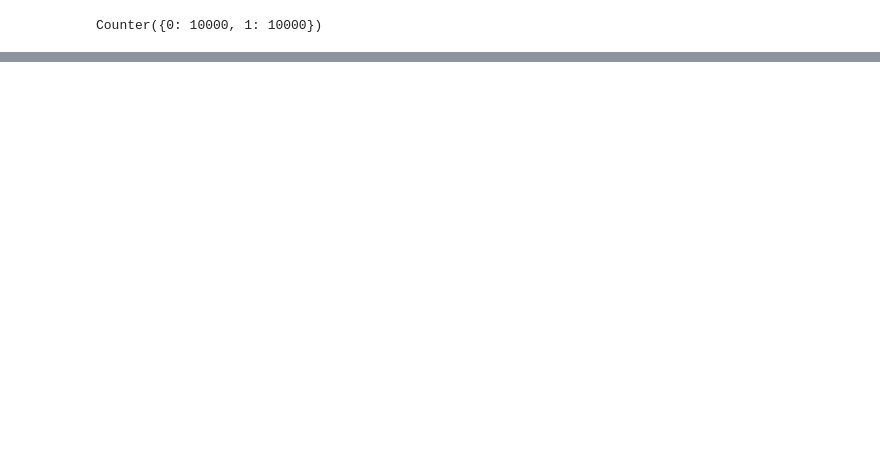
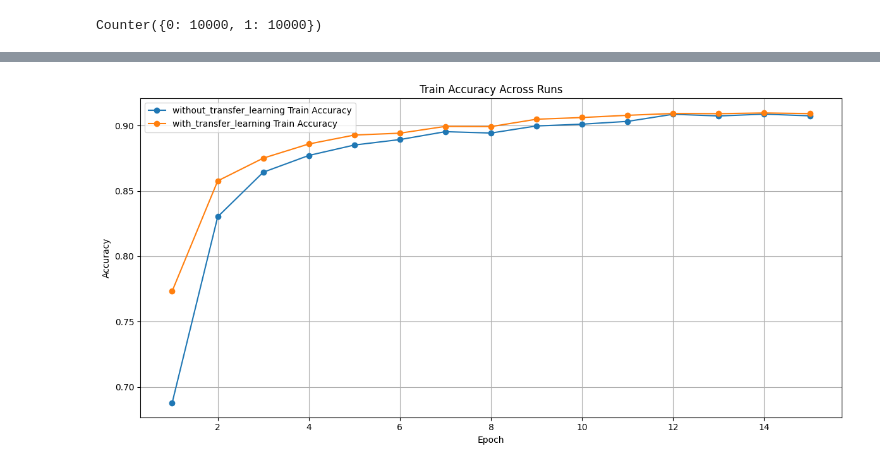
Before and after one commit to jmestanza/deep-learning, a Jupyter notebook: Mestanza-Joaquin-DL-TP Co17.ipynb, the cells around one changed output, grey strips where cells are left out. Drawn from its saved outputs; the diff is of its cells as text; code cells hidden in the pictures; blank space fills up the shorter version.

Commit message:
compared before and after transfer learning

```diff
--- a/Mestanza-Joaquin-DL-TP Co17.ipynb
+++ b/Mestanza-Joaquin-DL-TP Co17.ipynb
@@ -2489,0 +2508,82 @@ CNNVariant2(
+# %%
+runs_data = {}
+# %%
+base_path = '/content/deep-learning/transfer-learning-normalized-without-weights'
+files = os.listdir(base_path)
+json_files = [file for file in files if file.endswith('.json')]
+
+for json_file in json_files:
+  with open(f'{base_path}/{json_file}', 'r') as file:
+      data = json.load(file)
+      runs_data['without_transfer_learning'] = data
+# %%
+base_path = '/content/deep-learning/transfer-learning-normalized'
+files = os.listdir(base_path)
+json_files = [file for file in files if file.endswith('.json')]
+
+for json_file in json_files:
+  with open(f'{base_path}/{json_file}', 'r') as file:
+      data = json.load(file)
+      runs_data['with_transfer_learning'] = data
+# %%
+import matplotlib.pyplot as plt
+
+# Initialize figure size for all plots
+plt.figure(figsize=(12, 6))
+
+# Plot train accuracy
+for run_name, run_info in runs_data.items():
+    epochs = list(range(1, len(run_info['epoch_t_acc']) + 1))
+    plt.plot(epochs, run_info['epoch_t_acc'], label=f'{run_name} Train Accuracy', marker='o')
+
+plt.title('Train Accuracy Across Runs')
+plt.xlabel('Epoch')
+plt.ylabel('Accuracy')
+plt.legend()
+plt.grid(True)
+plt.tight_layout()
+plt.show()
+
+# Plot validation accuracy
+plt.figure(figsize=(12, 6))
+for run_name, run_info in runs_data.items():
+    epochs = list(range(1, len(run_info['epoch_v_acc']) + 1))
+    plt.plot(epochs, run_info['epoch_v_acc'], label=f'{run_name} Validation Accuracy', linestyle='--', marker='x')
+
+plt.title('Validation Accuracy Across Runs')
+plt.xlabel('Epoch')
+plt.ylabel('Accuracy')
+plt.legend()
+plt.grid(True)
+plt.tight_layout()
+plt.show()
+
+# Plot train loss
+plt.figure(figsize=(12, 6))
+for run_name, run_info in runs_data.items():
+    epochs = list(range(1, len(run_info['epoch_t_loss']) + 1))
+    plt.plot(epochs, run_info['epoch_t_loss'], label=f'{run_name} Train Loss', marker='o')
+
+plt.title('Train Loss Across Runs')
+plt.xlabel('Epoch')
+plt.ylabel('Loss')
+plt.legend()
+plt.grid(True)
+plt.tight_layout()
+plt.show()
+
+# Plot validation loss
+plt.figure(figsize=(12, 6))
+for run_name, run_info in runs_data.items():
+    epochs = list(range(1, len(run_info['epoch_v_loss']) + 1))
+    plt.plot(epochs, run_info['epoch_v_loss'], label=f'{run_name} Validation Loss', linestyle='--', marker='x')
+
+plt.title('Validation Loss Across Runs')
+plt.xlabel('Epoch')
+plt.ylabel('Loss')
+plt.legend()
+plt.grid(True)
+plt.tight_layout()
+plt.show()
+# %% [output]
+[figure, added]
```
Also changed, not shown: parts of 16 cells of this notebook.
